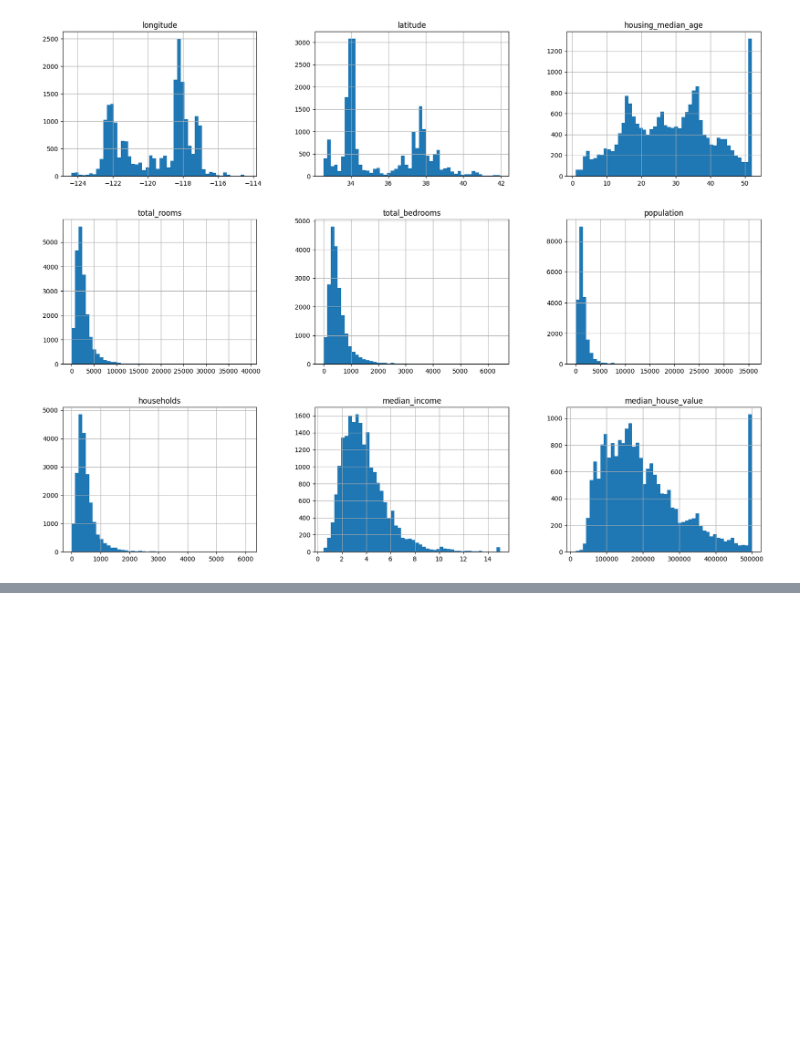
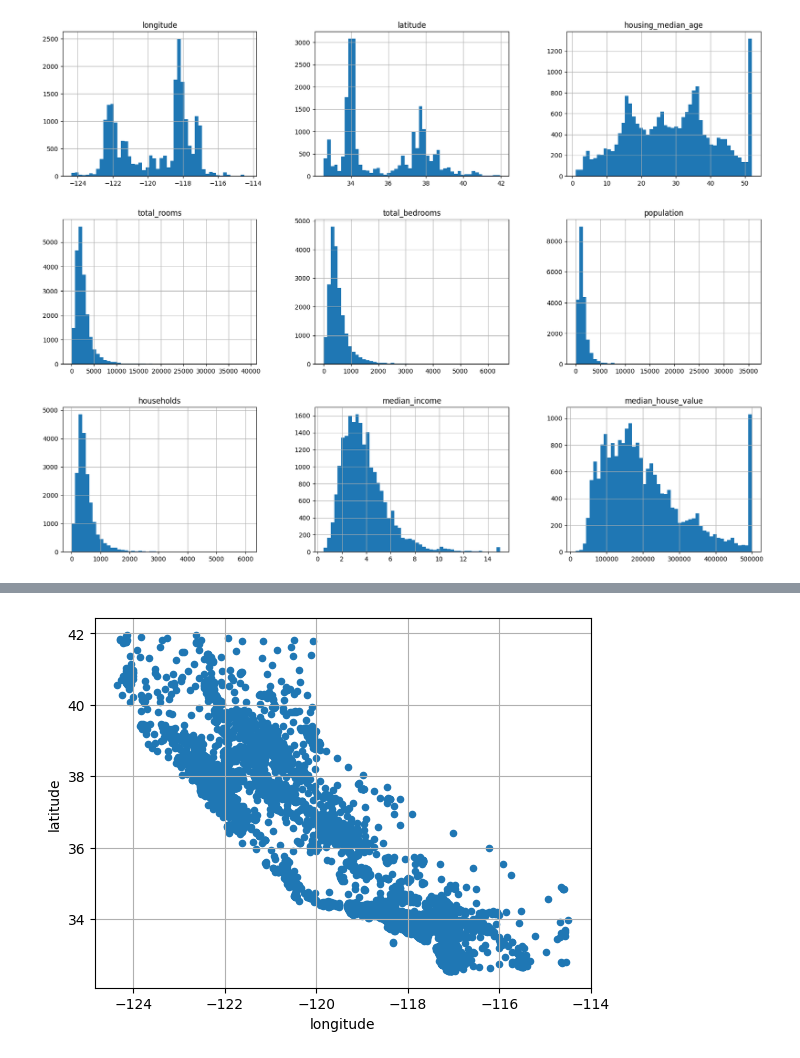
Before and after one commit to amrendra7777/ml, a Jupyter notebook: Housing.ipynb, the cells around one changed output, grey strips where cells are left out. Cells and saved outputs as stored; diff of their text form; code cells hidden in the pictures; blank space fills up the shorter version.

```diff
--- a/Housing.ipynb
+++ b/Housing.ipynb
@@ -95,9 +96,11 @@ For example, when doing 'df[col].method(value, inplace=True)', try using 'df.met
 # %%
 from sklearn.model_selection import StratifiedShuffleSplit
-split = StratifiedShuffleSplit(n_splits=1, test_size=0.2, random_state=42)
-for train_index, test_index in split.split(housing, housing["income_cat"]):
-    strat_train_set = housing.loc[train_index]
-    strat_test_set = housing.loc[test_index]
+splitter = StratifiedShuffleSplit(n_splits=10, test_size=0.2, random_state=42)
+strat_splits = []
+for train_index, test_index in splitter.split(housing, housing["income_cat"]):
+    strat_train_set_n = housing.iloc[train_index]
+    strat_test_set_n = housing.iloc[test_index]
+    strat_splits.append([strat_train_set_n, strat_test_set_n])
 # %%
 housing["income_cat"].value_counts() / len(housing)
 # %% [output]
@@ -110 +113,3 @@ income_cat
 Name: count, dtype: float64
+# %%
+strat_train_set, strat_test_set = strat_splits[0]
@@ -110,0 +129,7 @@ Name: count, dtype: float64
+# %%
+housing = strat_train_set.copy()
+# %%
+housing.plot(kind="scatter", x="longitude", y="latitude", grid=True)
+plt.show()
+# %% [output]
+[figure, added]
```
Also changed, not shown: parts of 7 cells of this notebook.
